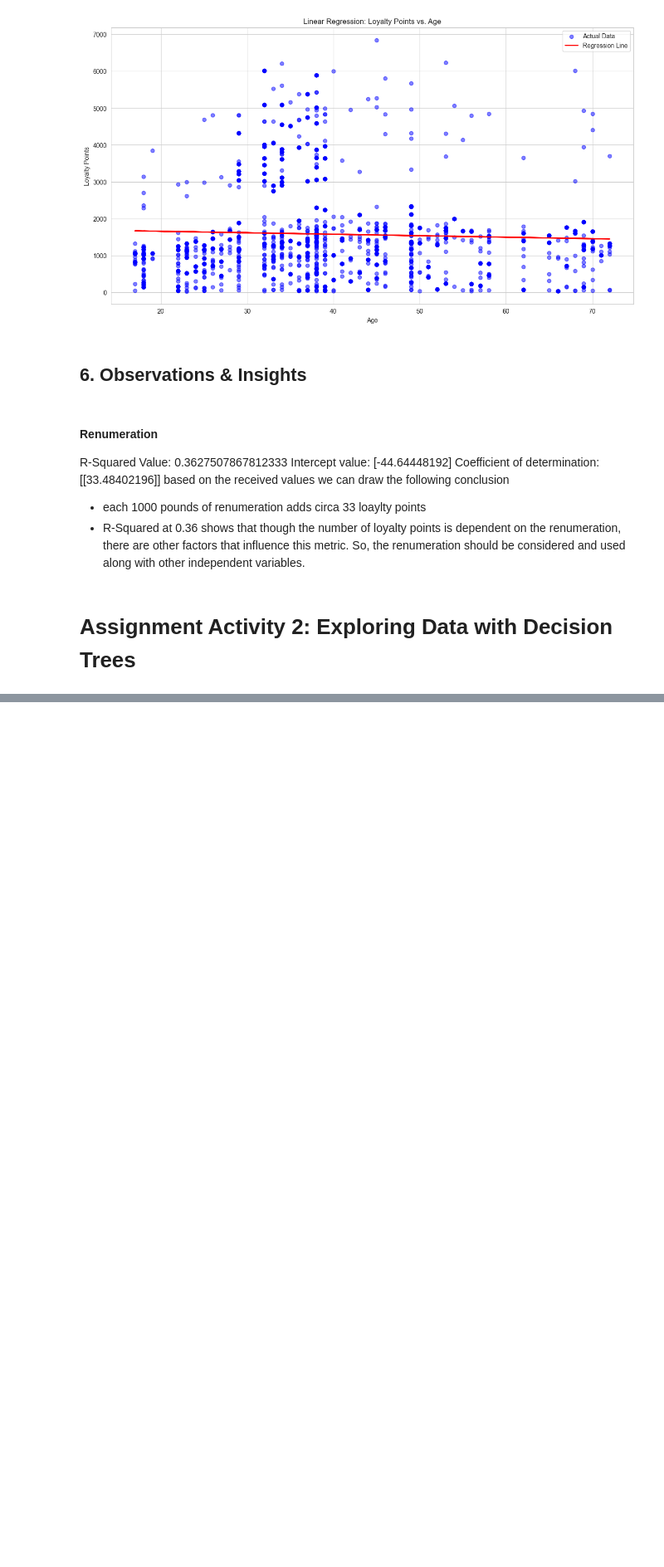
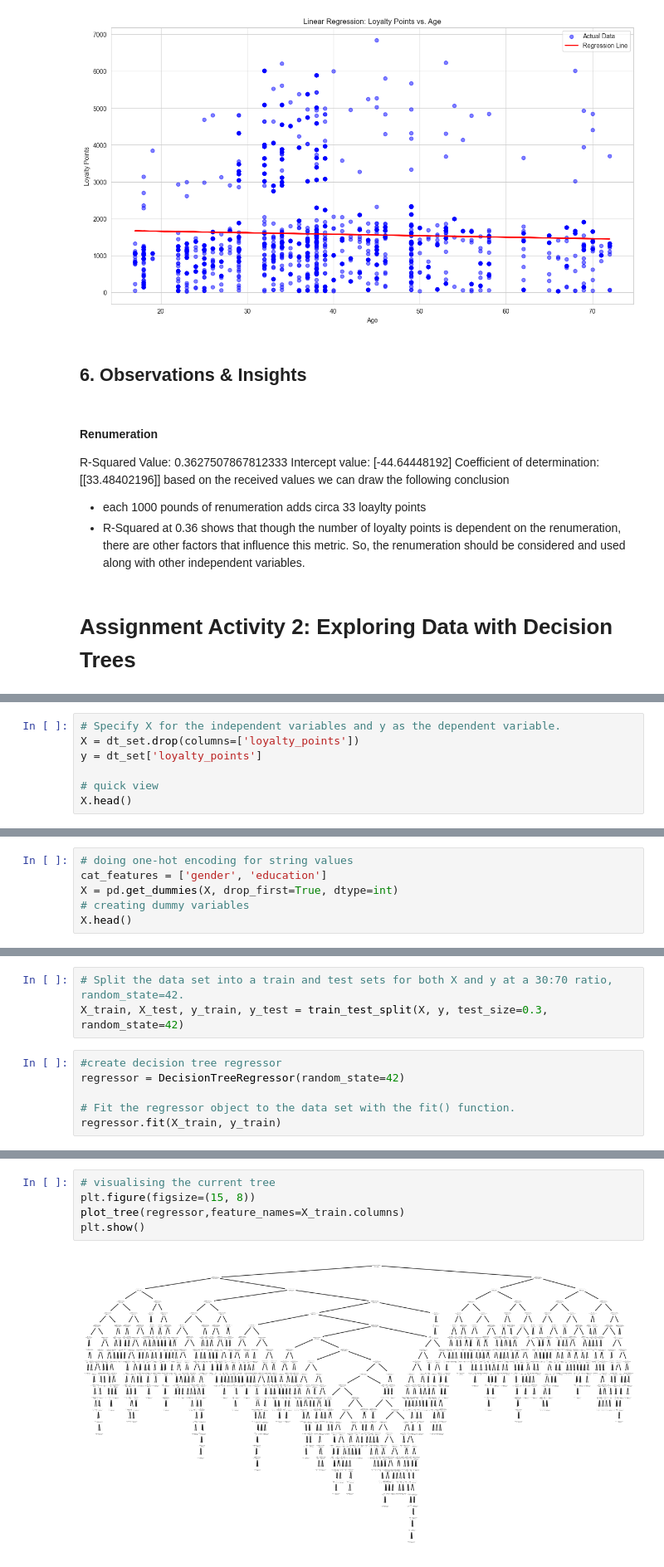
Before and after one commit to DimaBrikach/AdvancedAnalytics_Assignment, a Jupyter notebook: Dzmitry_Brykach_DA301_Assignment.ipynb, the cells around one changed output, grey strips where cells are left out. Shown at 83% size. Drawn from its saved outputs; the diff is of its cells as text; blank space fills up the shorter version.

```diff
--- a/Dzmitry_Brykach_DA301_Assignment.ipynb
+++ b/Dzmitry_Brykach_DA301_Assignment.ipynb
@@ -381,0 +435,7 @@ based on the received values we can draw the following conclusion
+# %%
+# Specify X for the independent variables and y as the dependent variable.
+X = dt_set.drop(columns=['loyalty_points'])
+y = dt_set['loyalty_points']
+
+# quick view
+X.head()
@@ -381,0 +449,6 @@ based on the received values we can draw the following conclusion
+# %%
+# doing one-hot encoding for string values
+cat_features = ['gender', 'education']
+X = pd.get_dummies(X, drop_first=True, dtype=int)
+# creating dummy variables
+X.head()
@@ -381,0 +462,9 @@ based on the received values we can draw the following conclusion
+# %%
+# Split the data set into a train and test sets for both X and y at a 30:70 ratio, random_state=42.
+X_train, X_test, y_train, y_test = train_test_split(X, y, test_size=0.3, random_state=42)
+# %%
+#create decision tree regressor
+regressor = DecisionTreeRegressor(random_state=42)
+
+# Fit the regressor object to the data set with the fit() function.
+regressor.fit(X_train, y_train)
@@ -381,0 +503,7 @@ based on the received values we can draw the following conclusion
+# %%
+# visualising the current tree
+plt.figure(figsize=(15, 8))
+plot_tree(regressor,feature_names=X_train.columns)
+plt.show()
+# %% [output]
+[figure, added]
```
Also changed, not shown: parts of 23 cells of this notebook.
